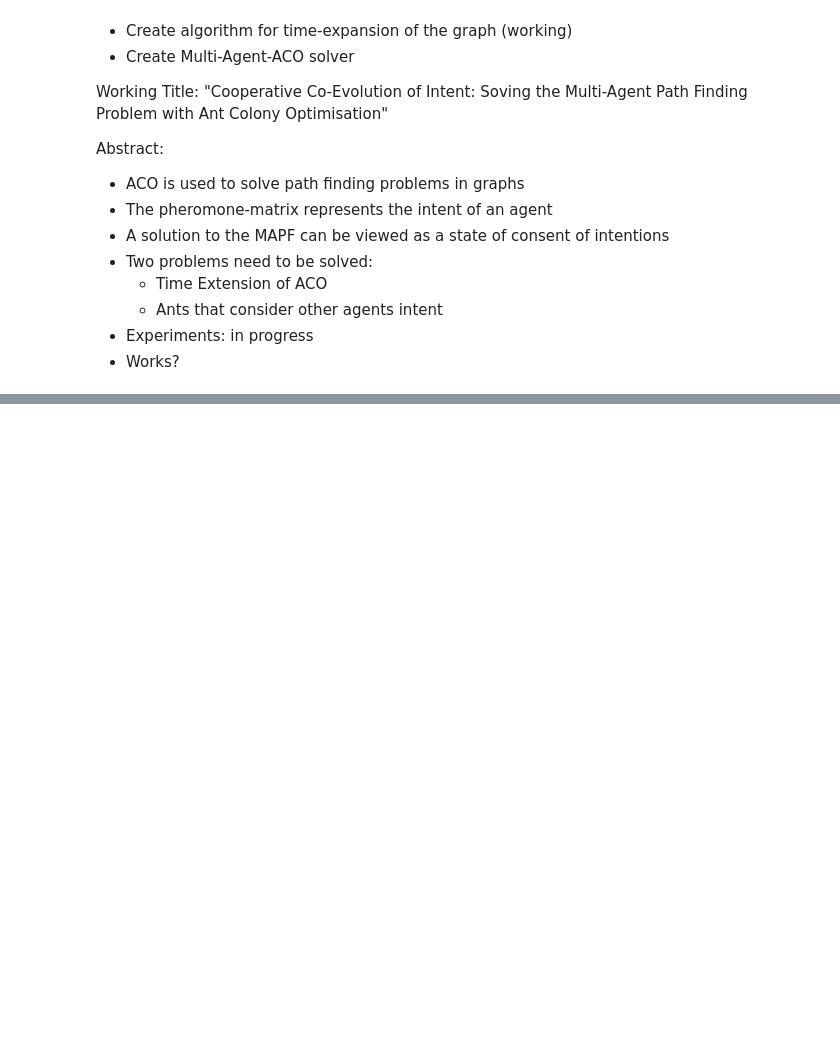
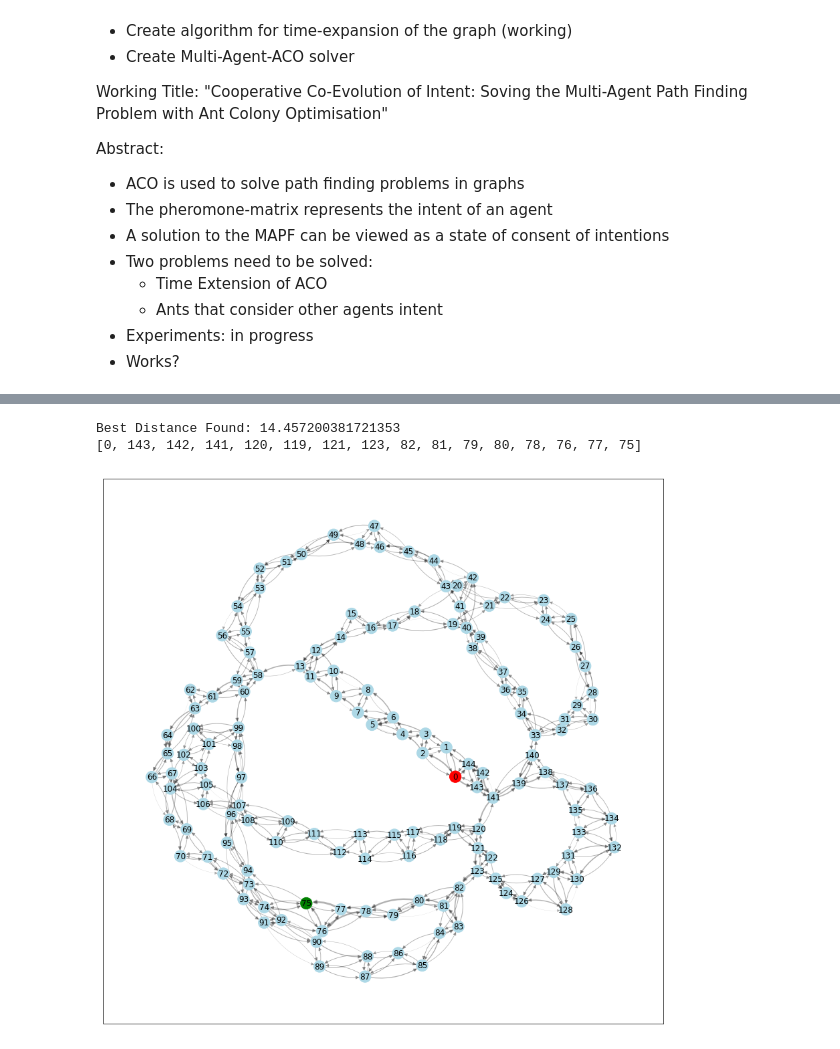
Before and after one commit to ovgu-FINken/ACO-MAPF, a Jupyter notebook: MAPF-ACO.ipynb, the cells around one changed output, grey strips where cells are left out. Drawn from its saved outputs; the diff is of its cells as text; code cells hidden in the pictures; blank space fills up the shorter version.

```diff
--- a/MAPF-ACO.ipynb
+++ b/MAPF-ACO.ipynb
@@ -795,3 +40,0 @@ mAco.agents[1]["tAco"].draw_extended_pheromones(time=1)
-# %%
-matrix = mAco.pheromone_sum()-mAco.agents[0]["tAco"].extended_pheromones
-pd.DataFrame(matrix[0])
@@ -799,0 +126,35 @@ pd.DataFrame(mAco.agents[1]["tAco"].extended_pheromones[0])
+# %%
+def draw_pheromone_matrix(adjacency=None, pheromones=None, label=True, time=-1, width=15, height=15, thickness=3, show=True, prune=0, node_label=True, start=0, goal=0, size=1.0, cutoff=1e-10, pos=None):
+    plt.figure(figsize=(width,height))
+    matrix = None
+    if pheromones is not None:
+        matrix = pheromones.copy()
+    else:
+        matrix = adjacency.copy()
+
+    for i, j in np.ndindex(matrix.shape):
+        if matrix[i, j] < cutoff:
+            matrix[i, j] = 0
+    G = nx.from_numpy_matrix(matrix, create_using=nx.DiGraph())
+    if pos is None:
+        Ga = nx.from_numpy_matrix(adjacency)
+        pos = nx.kamada_kawai_layout(Ga)
+    weight = nx.get_edge_attributes(G,'weight')
+    node_colors = ["lightblue" for _ in range(matrix.shape[0])]
+    node_colors[start] = "red"
+    node_colors[goal] = "green"
+    labels = { k : f"{v:.2f}" for k, v in weight.items()}
+    width = [(max(prune, w['weight']) - prune) * thickness /np.max(matrix) for u, v, w in G.edges(data=True)]
+    nx.draw_networkx_nodes(G,pos=pos, node_color=node_colors, node_size=[size * 300 * (1 + v) for v in np.diag(matrix)])
+    nx.draw_networkx_edges(G,pos, width=width, alpha=0.3, connectionstyle='arc3,rad=0.2', arrowstyle="-|>", arraowsize=thickness*3)
+    if node_label:
+        node_labels=None
+        if label:
+            node_labels = {k : f"{np.diag(matrix)[k]:.2f}" for k in range(matrix.shape[0])}
+        nx.draw_networkx_labels(G, pos=pos, labels=node_labels)
+
+    if label:
+        nx.draw_networkx_edge_labels(G,pos,edge_labels=labels, label_pos=0.3)
+
+    if show:
+        plt.show()
@@ -799,0 +416,8 @@ pd.DataFrame(mAco.agents[1]["tAco"].extended_pheromones[0])
+# %%
+aco = ACO(start=problem_hard_1.start, goal=problem_hard_1.goal, pheromones=problem_hard_1.pheromones.copy(), adjacency=problem_hard_1.adjacency.copy(), seed=43)
+aco.run(generations=600, elitst_update=True, alpha=0.8, beta=0.2, reverse_ants=True, penalize_stuck=True)
+aco.draw_pheromones(label=False)
+# %% [output]
+Best Distance Found: 14.457200381721353
+[0, 143, 142, 141, 120, 119, 121, 123, 82, 81, 79, 80, 78, 76, 77, 75]
+[figure, added]
```
Also changed, not shown: parts of 46 cells of this notebook.
